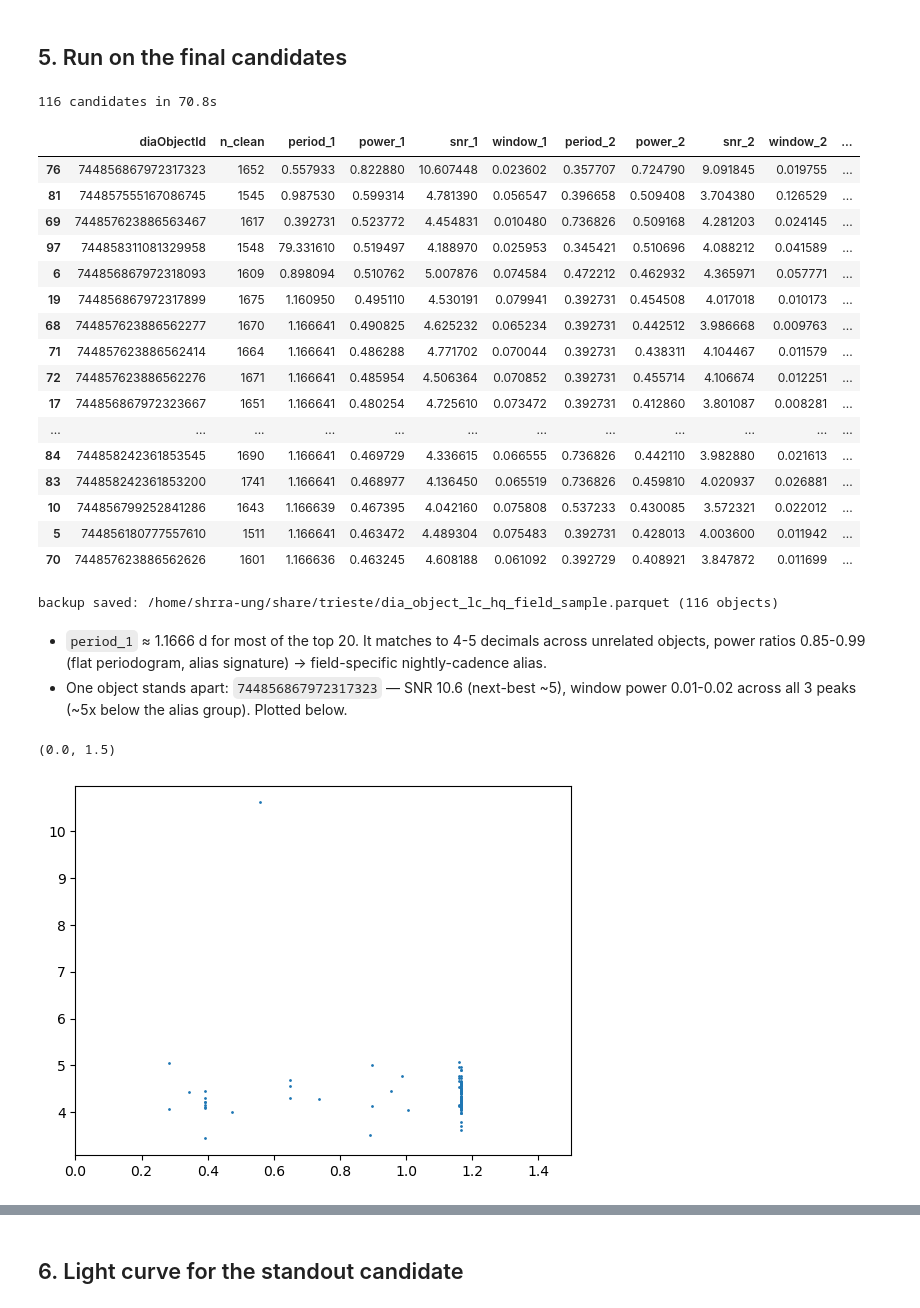
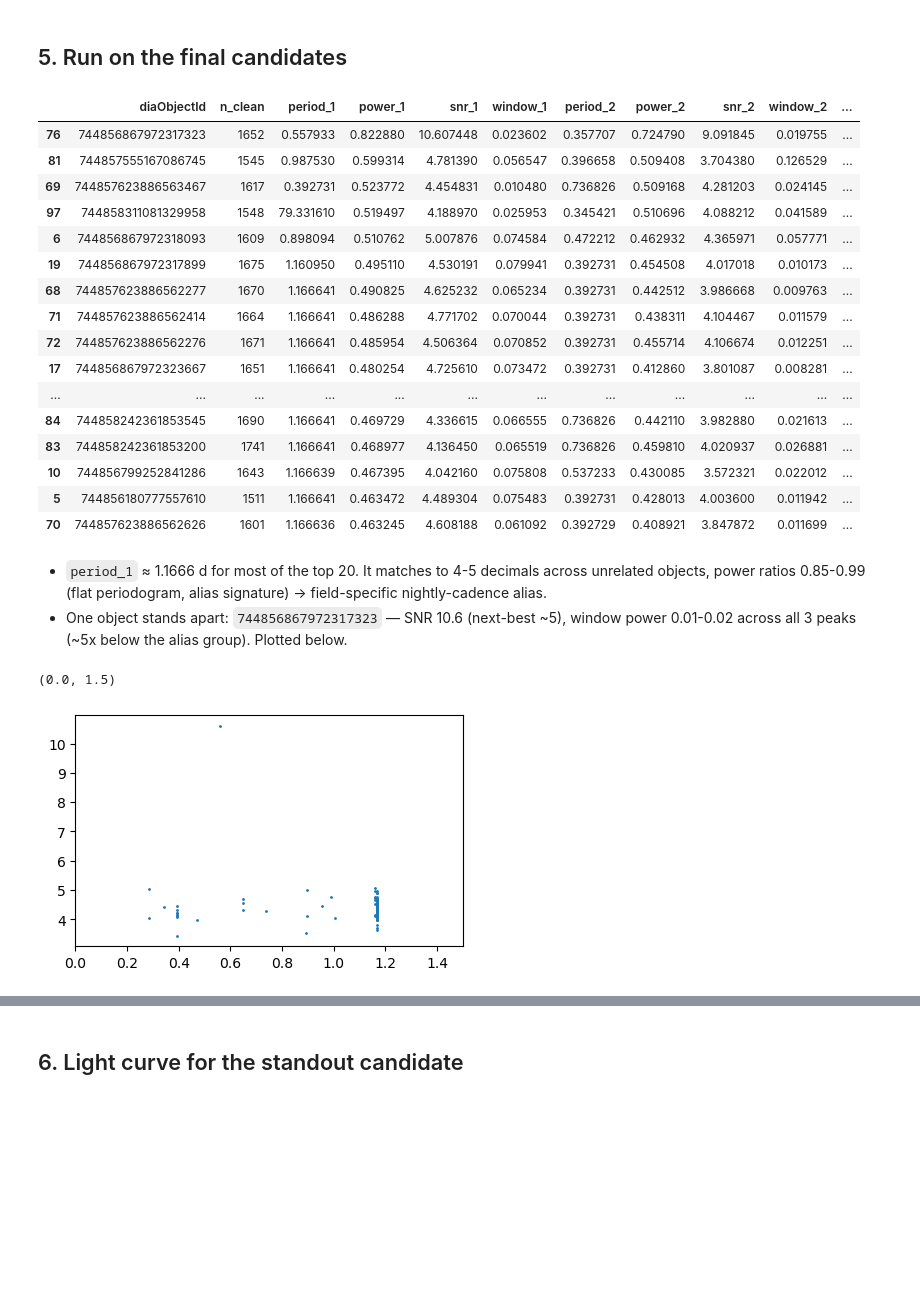
Before and after one commit to ShrRa/dp2_budapest_hands_on, a Jupyter notebook: 022_Varibility_executed.ipynb, the cells around one changed output, grey strips where cells are left out. Drawn from its saved outputs; the diff is of its cells as text; code cells hidden in the pictures; blank space fills up the shorter version.

Commit message:
Update intranight scatter diagnostic

```diff
--- a/022_Varibility_executed.ipynb
+++ b/022_Varibility_executed.ipynb
@@ -139,0 +184,16 @@ if not USE_BACKUP:
+# %%
+lc_f = field_df.iloc[3]['diaObjectForcedSource']
+t, mag, band = clean_lc(lc_f)
+lc_s = field_df.iloc[3]['diaSource']
+t_s, mag_s, band_s = clean_lc(lc_s)
+fig, (ax1,ax2) = plt.subplots(2, 1, figsize=(11, 10))
+for b in filter_colors:
+    m = band == b
+    if m.sum() == 0:
+        continue
+    ax1.plot(t[m], mag[m], filter_symbols[b], color=filter_colors[b], ms=4, mew=0, alpha=0.6, label=b)
+
+    m = band_s == b
+    if m.sum() == 0:
+        continue
+    ax1.plot(t_s[m], mag_s[m], filter_symbols[b], color=filter_colors[b], ms=4, mew=0, alpha=0.6, label=b)
@@ -200,7 +279,6 @@ if not USE_BACKUP:
 
 results.sort_values('power_1', ascending=False).head(20)
 # %% [output]
-116 candidates in 70.8s
 |  | diaObjectId | n_clean | period_1 | power_1 | snr_1 | window_1 | period_2 | power_2 | snr_2 | window_2 | ... |
 | 76 | 744856867972317323 | 1652 | 0.557933 | 0.822880 | 10.607448 | 0.023602 | 0.357707 | 0.724790 | 9.091845 | 0.019755 | ... |
 | 81 | 744857555167086745 | 1545 | 0.987530 | 0.599314 | 4.781390 | 0.056547 | 0.396658 | 0.509408 | 3.704380 | 0.126529 | ... |
@@ -227,15 +305,14 @@ if not USE_BACKUP:
     backup_df['band'] = [lcs[oid][2].tolist() for oid in backup_df['diaObjectId']]
     backup_df.to_parquet(BACKUP_PATH)
     print(f"backup saved: {BACKUP_PATH} ({len(backup_df)} objects)")
-# %% [output]
-backup saved: /home/shrra-ung/share/trieste/dia_object_lc_hq_field_sample.parquet (116 objects)
 # %% [markdown]
 - `period_1` ≈ 1.1666 d for most of the top 20. It matches to 4-5 decimals across unrelated objects, power ratios 0.85-0.99 (flat periodogram, alias signature) -> field-specific nightly-cadence alias.
 - One object stands apart: `744856867972317323` — SNR 10.6 (next-best ~5), window power 0.01-0.02 across all 3 peaks (~5x below the alias group). Plotted below.
 # %%
-plt.scatter(results['period_1'],results['snr_1'],s=1)
-plt.xlim(0,1.5)
+fig, ax = plt.subplots(1,1,figsize=(5,3))
+ax.scatter(results['period_1'],results['snr_1'],s=1)
+ax.set_xlim(0,1.5)
 # %% [output]
 (0.0, 1.5)
-[figure, old version]
+[figure, new version]
 # %%
```
Also changed, not shown: parts of 13 cells of this notebook, 2 other files.
